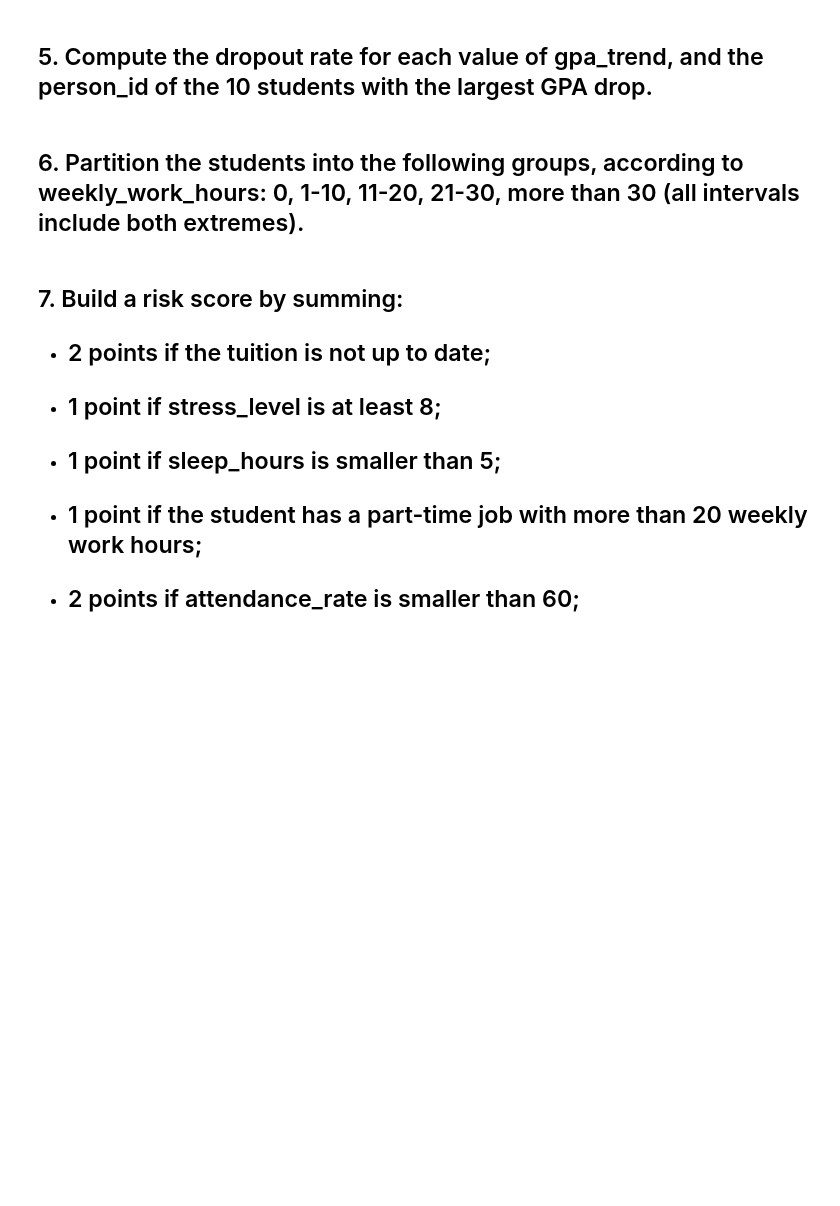
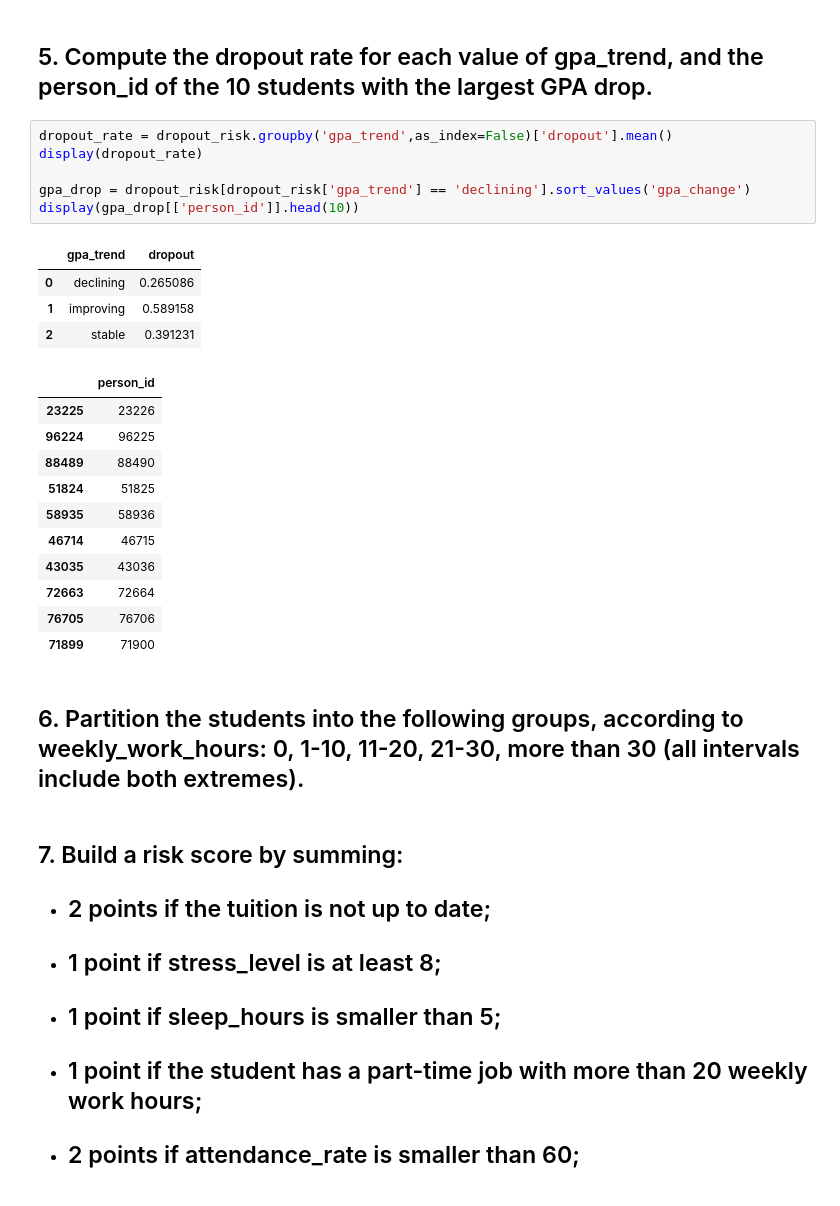
Before and after one commit to AFVicini/ViciniProjectFOCS, a Jupyter notebook: ViciniProjectFOCS.ipynb, the cells around one changed output. Cells and saved outputs as stored; diff of their text form; blank space fills up the shorter version.

```diff
--- a/ViciniProjectFOCS.ipynb
+++ b/ViciniProjectFOCS.ipynb
@@ -76,5 +85,27 @@ dropout_risk.head()
 # %% [markdown]
 ## 5. Compute the dropout rate for each value of gpa_trend, and the person_id of the 10 students with the largest GPA drop.
+# %%
+dropout_rate = dropout_risk.groupby('gpa_trend',as_index=False)['dropout'].mean()
+display(dropout_rate)
+
+gpa_drop = dropout_risk[dropout_risk['gpa_trend'] == 'declining'].sort_values('gpa_change')
+display(gpa_drop[['person_id']].head(10))
+# %% [output]
+|  | gpa_trend | dropout |
+| 0 | declining | 0.265086 |
+| 1 | improving | 0.589158 |
+| 2 | stable | 0.391231 |
+|  | person_id |
+| 23225 | 23226 |
+| 96224 | 96225 |
+| 88489 | 88490 |
+| 51824 | 51825 |
+| 58935 | 58936 |
+| 46714 | 46715 |
+| 43035 | 43036 |
+| 72663 | 72664 |
+| 76705 | 76706 |
+| 71899 | 71900 |
 # %% [markdown]
 ## 6. Partition the students into the following groups, according to weekly_work_hours: 0, 1-10, 11-20, 21-30, more than 30 (all intervals include both extremes).
 # %% [markdown]
```
Also changed, not shown: parts of 4 cells of this notebook.
